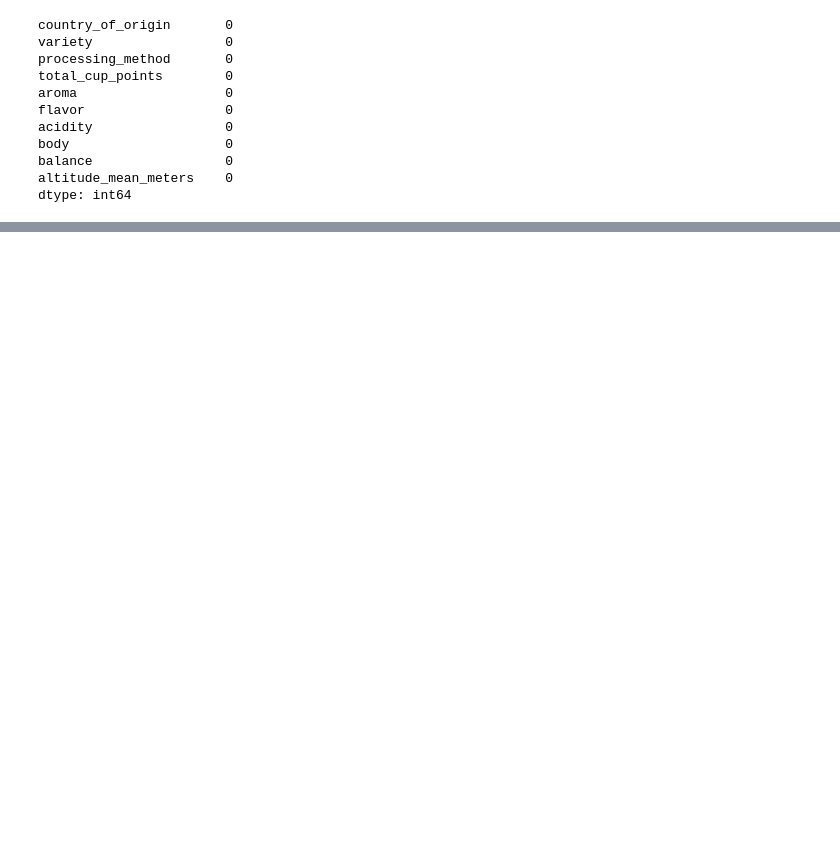
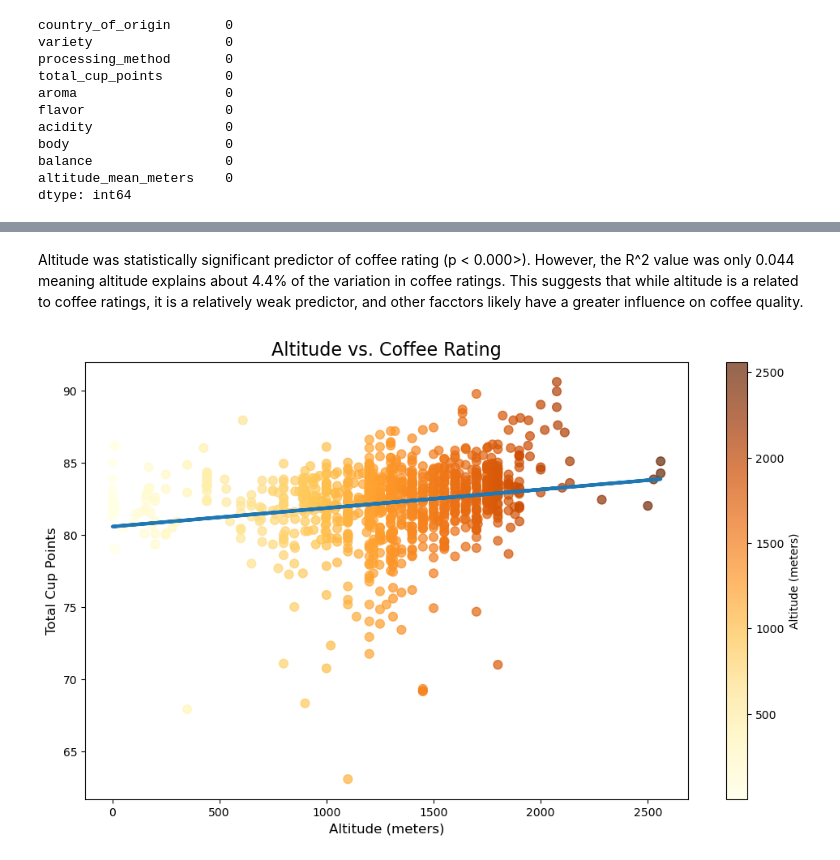
Before and after one commit to saihl1/coffee-review-explorer, a Jupyter notebook: notebooks/01_exploration.ipynb, the cells around one changed output, grey strips where cells are left out. Cells and saved outputs as stored; diff of their text form; code cells hidden in the pictures; blank space fills up the shorter version.

```diff
--- a/notebooks/01_exploration.ipynb
+++ b/notebooks/01_exploration.ipynb
@@ -64,0 +71,12 @@ Reseach Question 1: With at least 10 reviews, which coutnies produce the highest
+# %%
+df_altitude = df[['altitude_mean_meters', 'total_cup_points']].dropna()
+
+# X = altitude , Y = coffee rating
+X = df_altitude['altitude_mean_meters']
+y = df_altitude['total_cup_points']
+
+X = sm.add_constant(X)  # Add a constant term for the intercept
+
+#fit regression model
+model = sm.OLS(y, X).fit()
+print(model.summary())
@@ -64,0 +101,35 @@ Reseach Question 1: With at least 10 reviews, which coutnies produce the highest
+# %% [markdown]
+Altitude was statistically significant predictor of coffee rating (p < 0.000>). However, the R^2 value was only 0.044 meaning  altitude explains about 4.4% of the variation in coffee ratings. This suggests that while altitude is a related to coffee ratings, it is a relatively weak predictor, and other facctors likely have a greater influence on coffee quality.
+# %%
+plt.figure(figsize=(12, 7))
+
+plt.scatter(
+    df_altitude["altitude_mean_meters"],
+    df_altitude["total_cup_points"],
+    c=df_altitude["altitude_mean_meters"],
+    cmap="YlOrBr",
+    alpha=0.7,
+    s=60
+)
+
+#regression ine
+x = df_altitude["altitude_mean_meters"]
+y = df_altitude["total_cup_points"]
+
+m, b = np.polyfit(x, y, 1)
+
+plt.plot(
+    x,
+    m*x + b,
+    linewidth=3,
+)
+
+plt.colorbar(label="Altitude (meters)")
+
+plt.xlabel("Altitude (meters)", fontsize=12)
+plt.ylabel("Total Cup Points", fontsize=12)
+plt.title("Altitude vs. Coffee Rating", fontsize = 16)
+
+plt.show()
+# %% [output]
+[figure, added]
```
Also changed, not shown: parts of 5 cells of this notebook.
